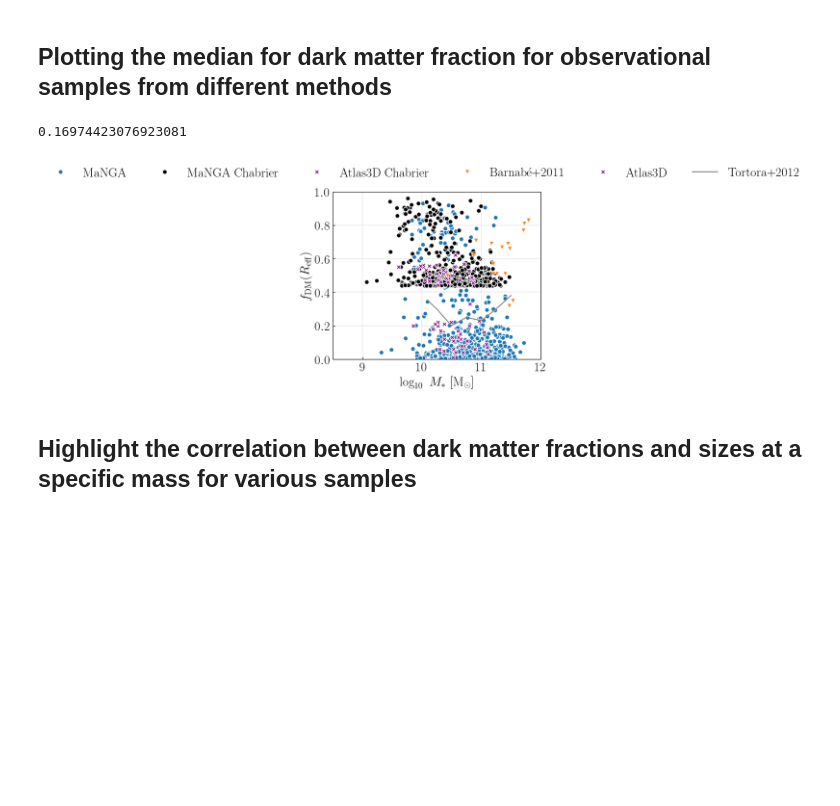
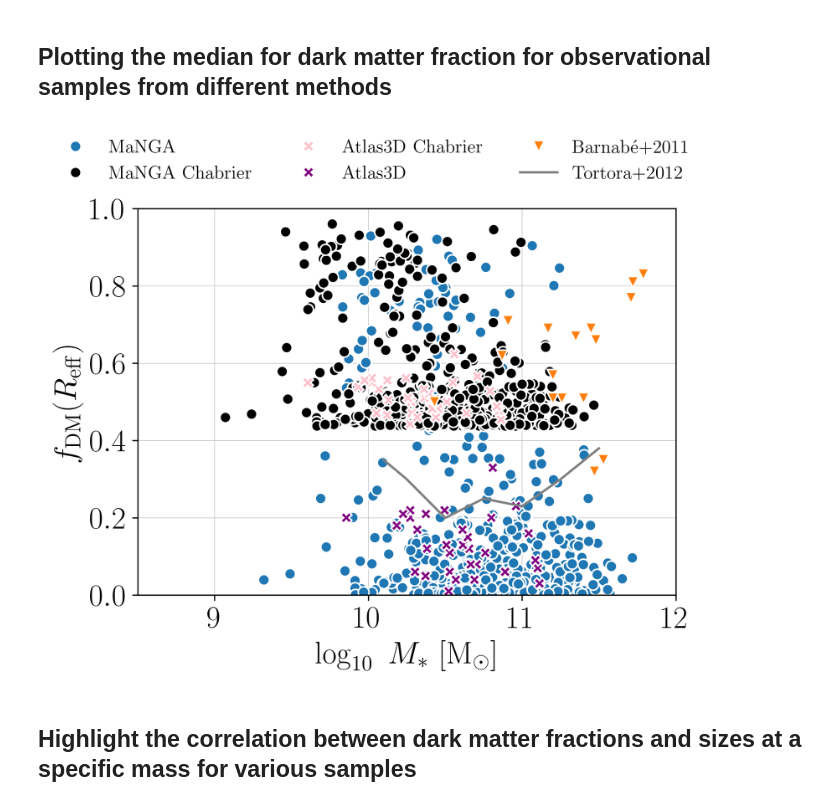
Before and after one commit to Annapreto23/TangoSIDM_DMFraction, a Jupyter notebook: data/Obs_VS_Tango/elliptical_comparison.ipynb, the cells around one changed output. Saved outputs shown, nothing was run; the diff lists cells and outputs as text; code cells hidden in the pictures; blank space fills up the shorter version.

```diff
--- a/data/Obs_VS_Tango/elliptical_comparison.ipynb
+++ b/data/Obs_VS_Tango/elliptical_comparison.ipynb
@@ -24,7 +24,7 @@ params = {
     "figure.subplot.left": 0.15,
     "figure.subplot.right": 0.95,
     "figure.subplot.bottom": 0.16,
-    "figure.subplot.top": 0.95,
+    "figure.subplot.top": 0.85,
     "figure.subplot.wspace": 0.3,
     "figure.subplot.hspace": 0.3,
     "lines.markersize": 2,
@@ -90,8 +90,6 @@ pizagno_fDM = pizagno[:,3]
 # %% [markdown]
 ## Plotting the median for dark matter fraction for observational samples from different methods
 # %%
-fig = plt.figure(figsize= (6,5))
-
 Mba=[]
 for mass in barnabe_mass:
     Mba.append(mass)
@@ -116,41 +114,46 @@ Mma2 = np.log10(Mma)-0.25
 atlas3D_fDM2 = 1 + 10**(-0.25)*(atlas3D_fDM-1)
 Mat2 = np.log10(Mat)-0.25
 
 
 
-print(np.mean(manga_fDM))
+fig, axs = plt.subplots(1, 1, figsize=(6, 5), dpi=300)
 
 plt.xlabel(r'$\log_{10}~M_{*}$ [$\mathrm{M}_{\odot}$]')
 plt.ylabel(r'$f_{\mathrm{DM}}(R_{\mathrm{eff}})$')
 plt.ylim([0, 1])
 plt.xlim([8.5, 12]) # Better in log-scale
 #plt.xscale('log')
 plt.grid(linestyle='-', linewidth=0.3)
 
 xticks = np.array([1,min,5,10,15]) # Let's play with the x-ticks
 labels = ["1", "min", "5", "10", "15"]
 #plt.xticks(xticks, labels)
 
 plt.plot(np.log10(Mma), manga_fDM, 'o', ms=7, color='tab:blue',markeredgecolor='white',lw=0.1,label='MaNGA')
 plt.plot(Mma2, manga_fDM2, 'o', ms=7, color='black',markeredgecolor='white',lw=0.1,label='MaNGA Chabrier')
-plt.plot(Mat2, atlas3D_fDM2, 'X', ms=7, color='purple',markeredgecolor='white',lw=0.1,label='Atlas3D Chabrier')
+plt.plot(Mat2, atlas3D_fDM2, 'X', ms=7, color='pink',markeredgecolor='white',lw=0.1,label='Atlas3D Chabrier')
+plt.plot(np.log10(Mat), atlas3D_fDM, 'X', ms=7, color='purple',markeredgecolor='white',lw=0.1,label='Atlas3D')
 
 plt.plot(np.log10(Mba), barnabe_fDM, 'v', ms=7, color='tab:orange',markeredgecolor='white',lw=0.1,label='Barnabé+2011')
 
-plt.plot(np.log10(Mat), atlas3D_fDM, 'X', ms=7, color='purple',markeredgecolor='white',lw=0.1,label='Atlas3D')
 plt.plot(np.log10(Mto), tortora_fDM, '-', ms=7, color='gray', label='Tortora+2012')
 
 #plot_median(Mtot[select], ftot[select], 'Spiral', 'blue')
 
-fig.legend(loc='upper center', fontsize = 20, bbox_to_anchor=(0.5, 1.05), ncol=6, borderaxespad=0.00000001, framealpha=0)
+
+fig.legend(loc='upper center', ncol=3, framealpha=0, fontsize = 12)
 
 
-plt.tick_params(direction='in', axis='both', which='both', pad=4.5) # Minor thing
-plt.tight_layout()
+
+fig.subplots_adjust(top=0.85)
+
+plt.tight_layout(pad = 20)
+plt.savefig("elliptical.pdf", bbox_inches='tight')
+
+
 plt.show()
 # %% [output]
-0.16974423076923081
-[figure, old version]
+[figure, new version]
 # %% [markdown]
 ## Highlight the correlation between dark matter fractions and sizes at a specific mass for various samples
 # %%
```
Also changed, not shown: 21 other files.
